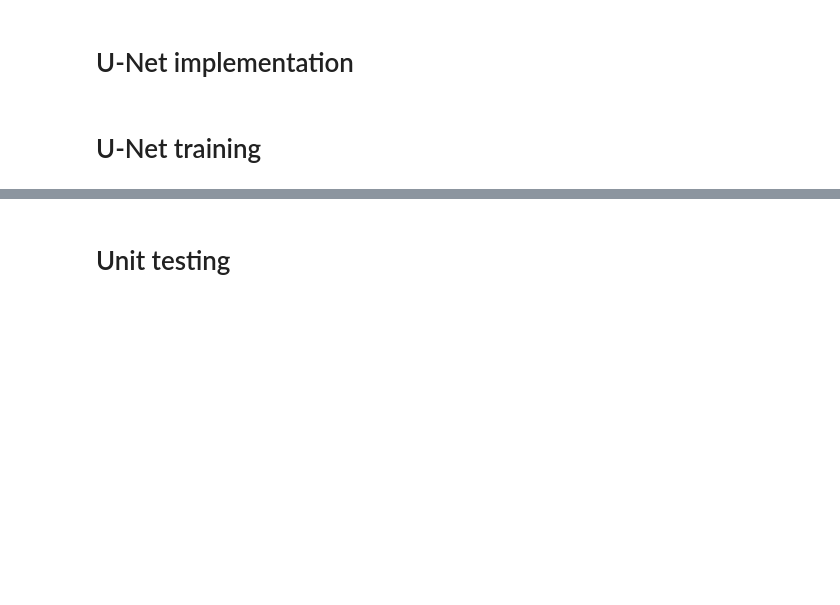
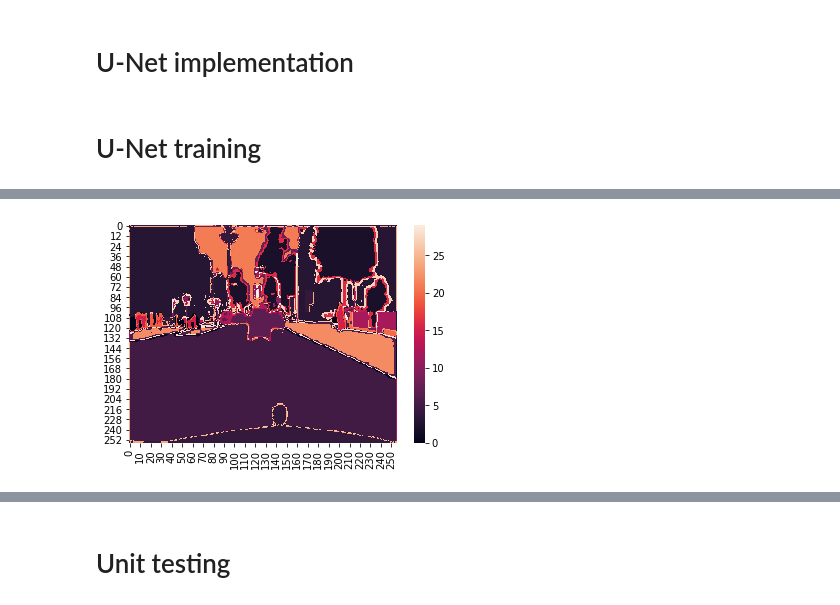
Before and after one commit to MDolinski/DeepLearning, a Jupyter notebook: assignment2/src/SecondTask.ipynb, the cells around one changed output, grey strips where cells are left out. Cells and saved outputs as stored; diff of their text form; code cells hidden in the pictures; blank space fills up the shorter version.

```diff
--- a/assignment2/src/SecondTask.ipynb
+++ b/assignment2/src/SecondTask.ipynb
@@ -417,0 +462,4 @@ Accuracy of the network on 500 test images: 80.4441 %
+# %%
+visualizeUNet(label)
+# %% [output]
+[figure, added]
```
Also changed, not shown: parts of 20 cells of this notebook, 2 other files.
